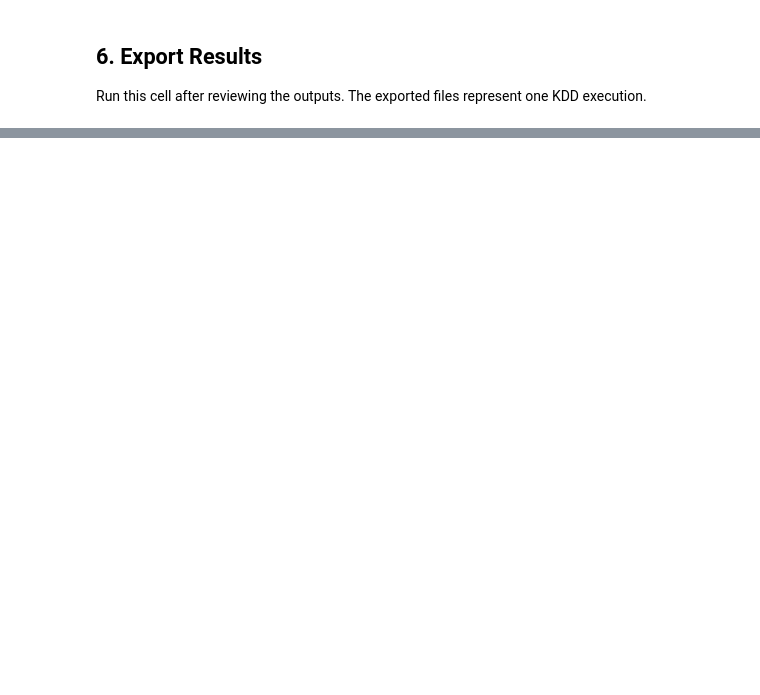
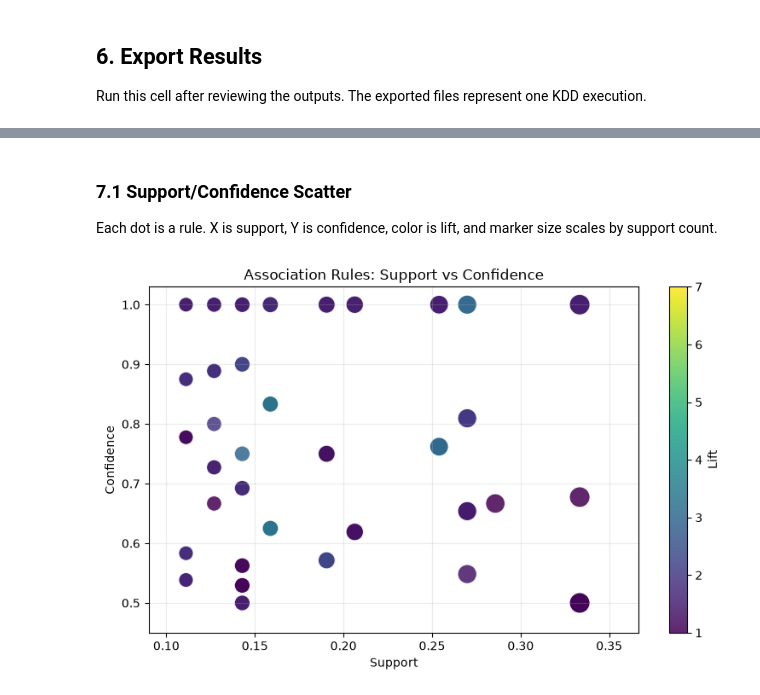
Before and after one commit to douglaschalegre/sbench, a Jupyter notebook: notebooks/kdd_apriori_execution.ipynb, the cells around one changed output, grey strips where cells are left out. Cells and saved outputs as stored; diff of their text form; code cells hidden in the pictures; blank space fills up the shorter version.

```diff
--- a/notebooks/kdd_apriori_execution.ipynb
+++ b/notebooks/kdd_apriori_execution.ipynb
@@ -20,7 +20,7 @@ import pandas as pd
 from mlxtend.frequent_patterns import apriori, association_rules
 from mlxtend.preprocessing import TransactionEncoder
 
-MIN_SUPPORT = 0.10
+MIN_SUPPORT = 0.1
 MIN_CONFIDENCE = 0.50
 MIN_LIFT = 1.00
 MAX_ITEMSET_SIZE = 3
@@ -197,0 +341,36 @@ Run this cell after reviewing the outputs. The exported files represent one KDD
+# %% [markdown]
+### 7.1 Support/Confidence Scatter
+
+Each dot is a rule. X is support, Y is confidence, color is lift, and marker size scales by support count.
+# %%
+if rules_viz.empty:
+    print(EMPTY_RULE_MESSAGE)
+else:
+    fig, ax = plt.subplots(figsize=(8, 5))
+    support_counts = rules_viz.get('support_count', pd.Series(1, index=rules_viz.index)).fillna(1).clip(lower=1)
+    marker_sizes = 80 + (support_counts / support_counts.max()) * 220
+
+    scatter = ax.scatter(
+        rules_viz['support'],
+        rules_viz['confidence'],
+        c=rules_viz['lift'],
+        s=marker_sizes,
+        cmap='viridis',
+        alpha=0.85,
+        edgecolors='white',
+        linewidths=0.8,
+    )
+
+    ax.set_title('Association Rules: Support vs Confidence')
+    ax.set_xlabel('Support')
+    ax.set_ylabel('Confidence')
+    ax.set_xlim(0.09, min(1.0, max(0.05, rules_viz['support'].max() * 1.1)))
+    ax.set_ylim(0.45, min(1.05, max(0.55, rules_viz['confidence'].max() * 1.03)))
+    ax.grid(True, alpha=0.25)
+
+    colorbar = fig.colorbar(scatter, ax=ax)
+    colorbar.set_label('Lift')
+
+    plt.tight_layout()
+# %% [output]
+[figure, added]
```
Also changed, not shown: parts of 8 cells of this notebook, 3 other files.
